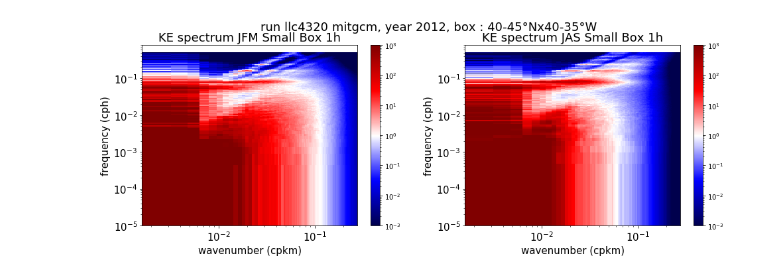
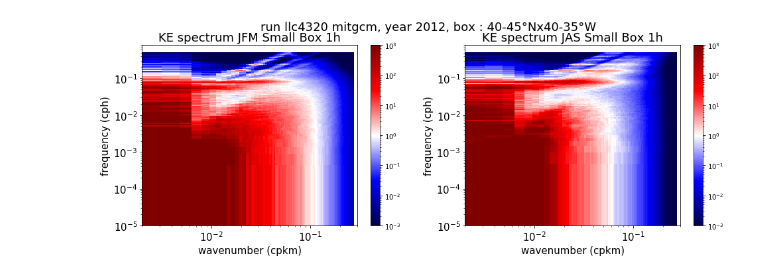
Before and after one commit to auraoupa/diags-freq-wavenumber, a Jupyter notebook: 2019-06-07-AA-KE-spectrum-wavenumber-diag-llc4320-plot-only.ipynb, the cells around one changed output. Drawn from its saved outputs; the diff is of its cells as text; code cells hidden in the pictures.

Commit message:
up summer plot

```diff
--- a/2019-06-07-AA-KE-spectrum-wavenumber-diag-llc4320-plot-only.ipynb
+++ b/2019-06-07-AA-KE-spectrum-wavenumber-diag-llc4320-plot-only.ipynb
@@ -35,31 +35,33 @@ fig=plt.figure(figsize=(16,5))
 
 ax = plt.subplot(121)
 plt.pcolormesh(wavenumber_JFM,sec_to_hour*frequency_JFM,KE_JFM_wavenum_freq_spectrum,norm=norm,cmap=cmap)
 ax.set_xscale("log")
 ax.set_yscale("log")
 ax.set_xlabel('wavenumber (cpkm)',fontsize=15)
 ax.set_ylabel('frequency (cph)',fontsize=15)
 ax.set_xlim(wavenumber_JFM.min(),wavenumber_JFM.max())
 ax.set_ylim(1E-5,8E-1)
+ax.set_xlim(2E-3,3E-1)
 ax.set_title('KE spectrum JFM Small Box 1h',size=18)
 ax.tick_params(labelsize=15)
 plt.legend
 plt.colorbar()
 
 ax = plt.subplot(122)
 plt.pcolormesh(wavenumber_JAS,sec_to_hour*frequency_JAS,KE_JAS_wavenum_freq_spectrum,norm=norm,cmap=cmap)
 ax.set_xscale("log")
 ax.set_yscale("log")
 ax.set_xlabel('wavenumber (cpkm)',fontsize=15)
 ax.set_ylabel('frequency (cph)',fontsize=15)
 ax.set_xlim(wavenumber_JAS.min(),wavenumber_JAS.max())
 ax.set_ylim(1E-5,8E-1)
+ax.set_xlim(2E-3,3E-1)
 ax.set_title('KE spectrum JAS Small Box 1h',size=18)
 ax.tick_params(labelsize=15)
 plt.legend
 plt.colorbar()
 
 plt.suptitle('run llc4320 mitgcm, year 2012, box : 40-45°Nx40-35°W',size=18)
 plt.savefig('KE_spectrum_llc4320_JFM-JAS_smallbox.png')
 # %% [output]
-[figure, old version]
+[figure, new version]
```
Also changed, not shown: 4 other files.
